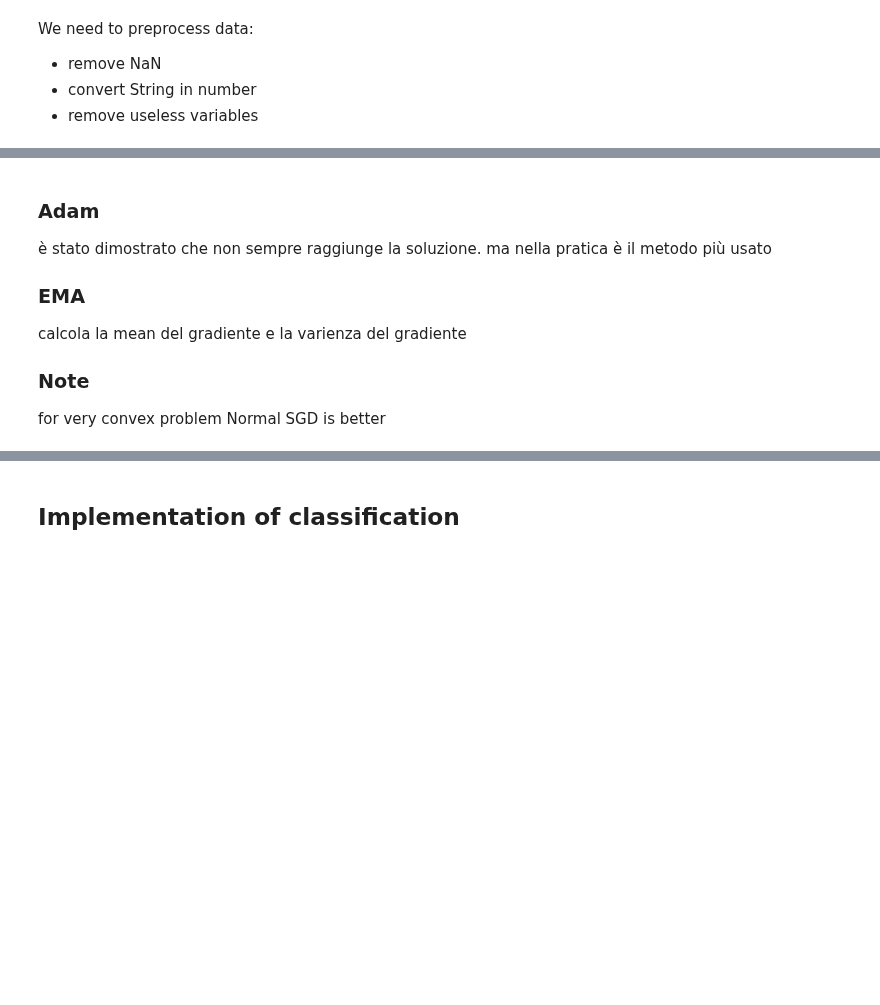
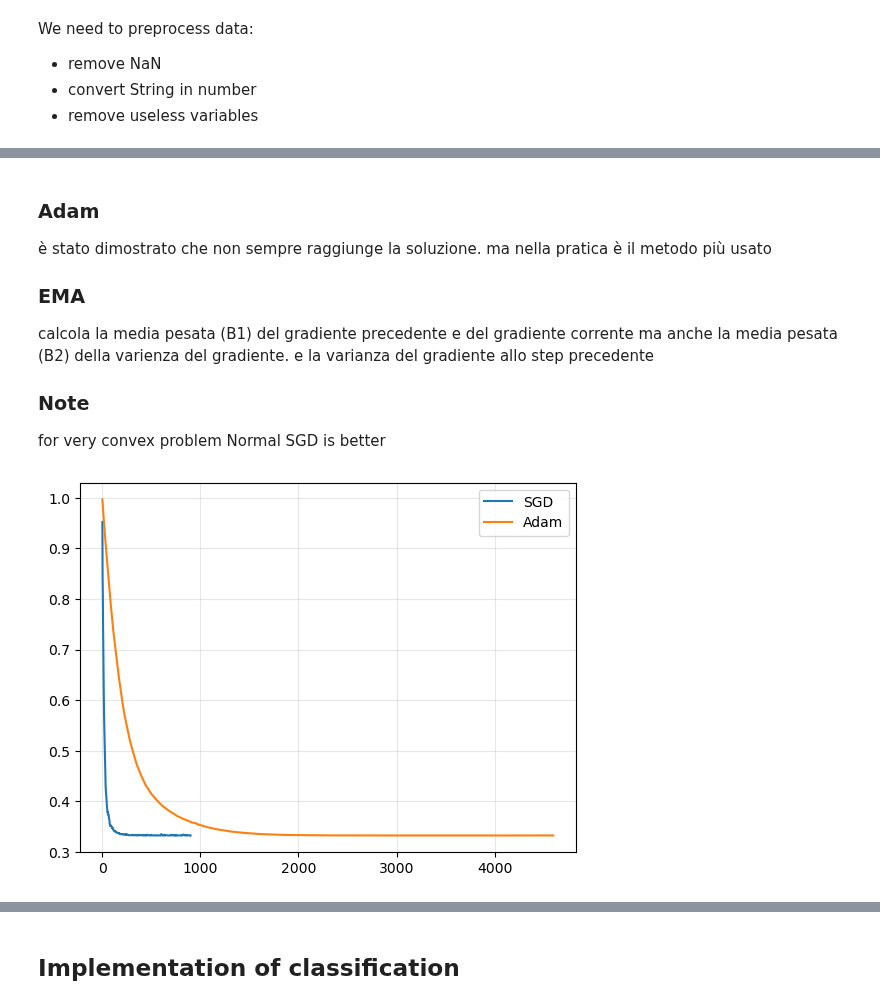
Before and after one commit to SonOfGillas/Satistical_and_Mathematical_Methods_for_machine_learning, a Jupyter notebook: lesson-5/lesson-5.ipynb, the cells around one changed output, grey strips where cells are left out. Cells and saved outputs as stored; diff of their text form; code cells hidden in the pictures; blank space fills up the shorter version.

```diff
--- a/lesson-5/lesson-5.ipynb
+++ b/lesson-5/lesson-5.ipynb
@@ -23,25 +24,30 @@ We need to preprocess data:
 - remove useless variables
 # %%
 # Extract interesting features
-input_cols = ("LotArea", "OverallQual", "YearBuilt")
-x_train = train_data[list(input_cols)].values
+features = ("LotArea", "OverallQual", "YearBuilt")
+X = train_data[list(features)].values
 
 # Reshape the variable to -1,1.  (-1 means "unspecified", so numpy will figure it out).
 # Transform Y in a column vector
-y_train = train_data["SalePrice"].values.reshape(-1, 1)
+Y = train_data["SalePrice"].values.reshape(-1, 1)
 
 # Normalize data (witout this step the solution will not converge).
 # Some data have very different scales (ex 10^1 vs 10^3). We need to normalize them to have similar scales.
 # in this way all the features will have the same importance during the training phase.
-x_train = (x_train - x_train.mean(axis=0)) / x_train.std(axis=0) # subtract mean and divide by std deviation
-y_train = (y_train - y_train.mean(axis=0)) / y_train.std(axis=0)
+X = (X - X.mean(axis=0)) / X.std(axis=0) # subtract mean and divide by std deviation
+Y = (Y - Y.mean(axis=0)) / Y.std(axis=0)
 # now our date should looks like a standard normal distribution
 
 
 # now we apply a transformation to apply the bias term
-x_train = np.hstack([np.ones((x_train.shape[0], 1)), x_train])  # add a column of ones at the beginning
-print("X shape:", x_train.shape)
-N,d = x_train.shape
-print(f"Number of samples: {N}, number of features: {d} including bias")
+# bias term by defult is not multiplied by X. infact Y = theta * X + bias
+# ma siccome lavoriamo con matrici è troppo complicato tenere separato il bias
+# quindi aggiungiamo una colonna di 1 in testa a X, in questo modo il primo valore dell vettore theta
+# sarà il bias e la moltiplicazione matriciale funzionerà lo stesso
+X = np.hstack([np.ones((X.shape[0], 1)), X])  # add a column of ones at the beginning
+print("X shape:", X.shape)
+N,d = X.shape
+# il vero bias è theta[0] la x[:,0] = 1 serve selo per fare in modo che  theta[0]*x[:,0] = theta[0]*1 = bias
+print(f"Number of samples: {N}, number of features(colonne): {d} including bias (prima colonna of ones)")
 # %% [output]
 X shape: (1460, 4)
@@ -125,7 +124,8 @@ plt.show()
 è stato dimostrato che non sempre raggiunge la soluzione. ma nella pratica è il metodo più usato
 
 ### EMA
-calcola la mean del gradiente e la varienza del gradiente
+calcola la media pesata (B1) del gradiente precedente e del gradiente corrente
+ma anche la media pesata (B2) della varienza del gradiente. e la varianza del gradiente allo step precedente
 
 ### Note
 for very convex problem Normal SGD is better
@@ -171,3 +170,11 @@ theta -= lr * m_hat / (np.sqrt(v_hat) + epsilon)
+# %%
+plt.plot(loss_history)
+plt.plot(loss_adam)
+plt.grid(alpha=0.3)
+plt.legend(["SGD", "Adam"])
+plt.show()
+# %% [output]
+[figure, added]
 # %% [markdown]
 # Supervised Learning
 
```
Also changed, not shown: parts of 15 cells of this notebook, 3 other files.
